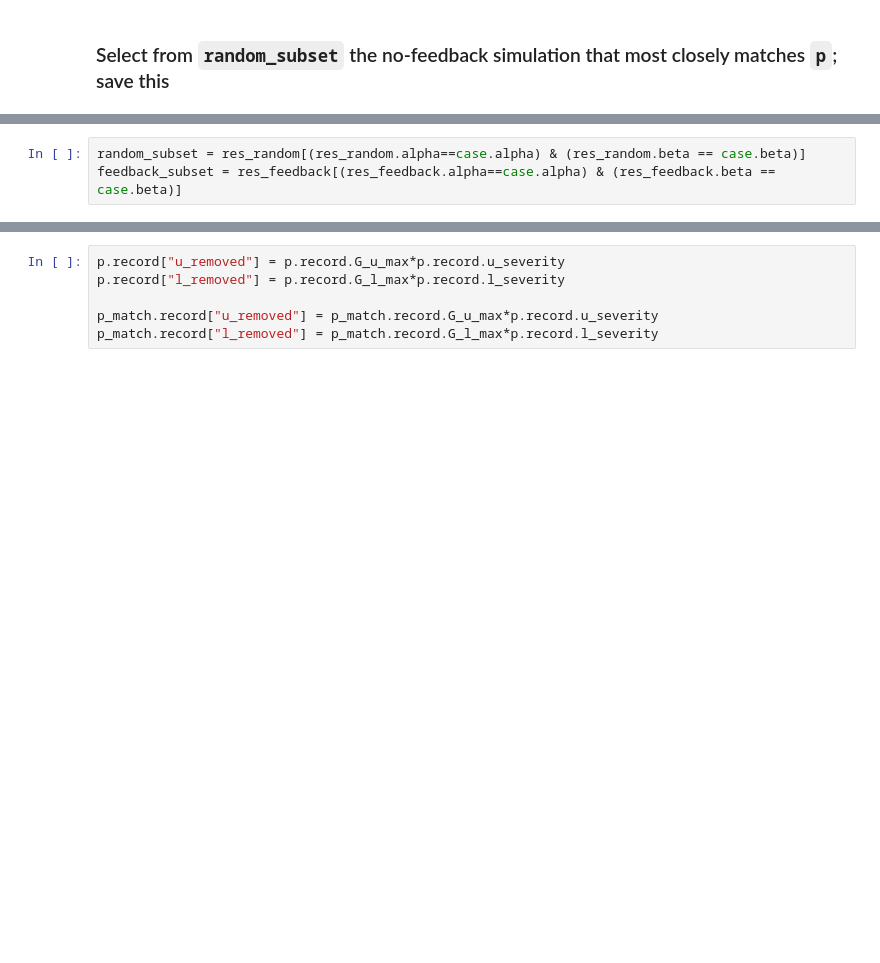
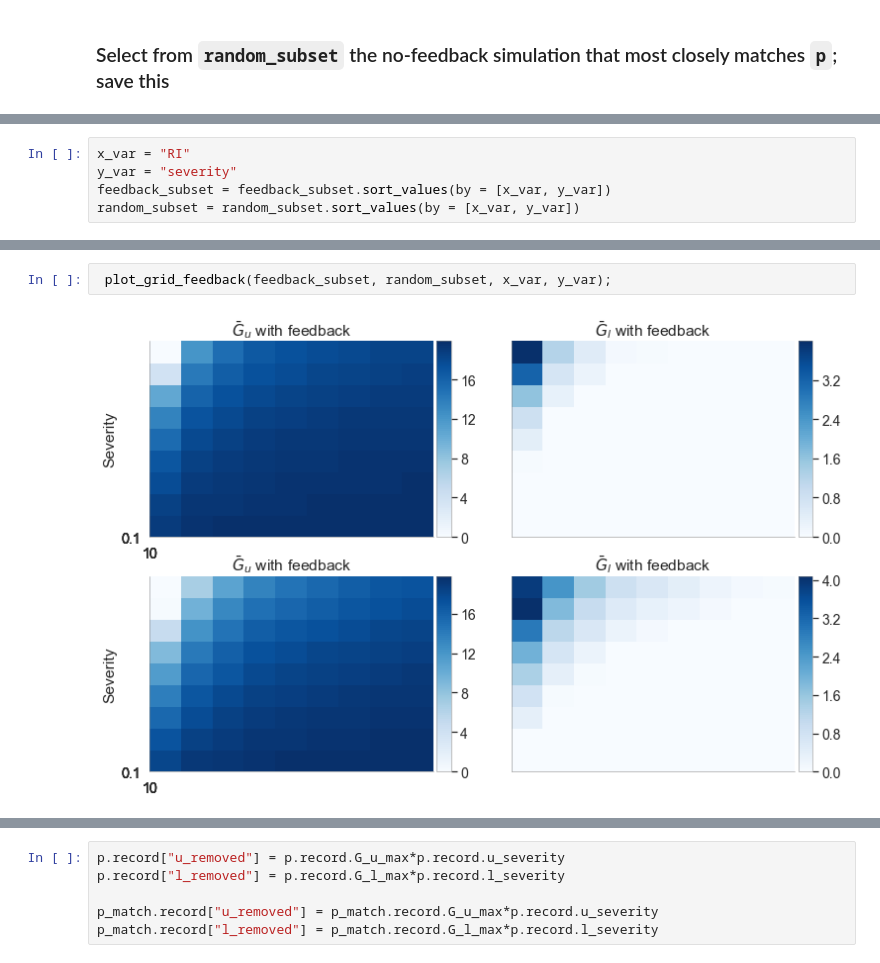
Before and after one commit to octavia-crompton/fire, a Jupyter notebook: fire_notebooks/G_l_ignition_feedback.ipynb, the cells around one changed output, grey strips where cells are left out. Cells and saved outputs as stored; diff of their text form; blank space fills up the shorter version.

```diff
--- a/fire_notebooks/G_l_ignition_feedback.ipynb
+++ b/fire_notebooks/G_l_ignition_feedback.ipynb
@@ -170,3 +178,0 @@ axes[0].legend()
-# %%
-random_subset = res_random[(res_random.alpha==case.alpha) & (res_random.beta == case.beta)]
-feedback_subset = res_feedback[(res_feedback.alpha==case.alpha) & (res_feedback.beta == case.beta)]
@@ -174,0 +179,5 @@ feedback_subset = res_feedback[(res_feedback.alpha==case.alpha) & (res_feedback.
+# %%
+x_var = "RI"
+y_var = "severity"
+feedback_subset = feedback_subset.sort_values(by = [x_var, y_var])
+random_subset = random_subset.sort_values(by = [x_var, y_var])
@@ -175,3 +233,7 @@ feedback_subset = res_feedback[(res_feedback.alpha==case.alpha) & (res_feedback.
+# %%
+ plot_grid_feedback(feedback_subset, random_subset, x_var, y_var);
+# %% [output]
+[figure, added]
 # %%
 
 fig, axes = plt.subplots(1,2, figsize = (10,4))
```
Also changed, not shown: parts of 13 cells of this notebook, 10 other files.
